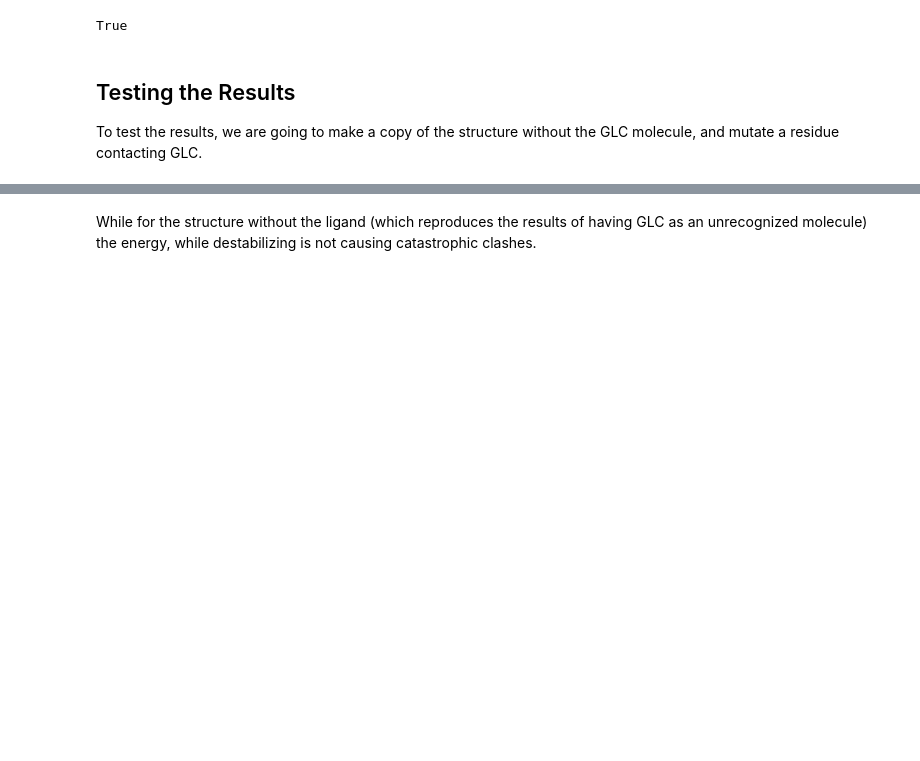
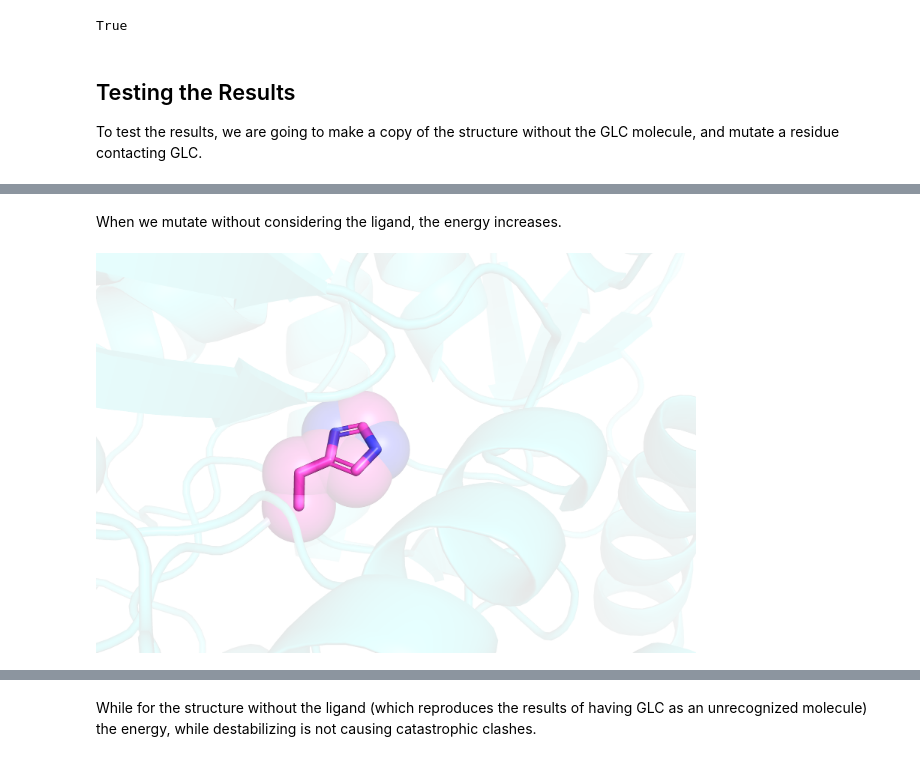
Before and after one commit to leandroradusky/pyfoldx, a Jupyter notebook: notebooks/moleculeParameterization.ipynb, the cells around one changed output, grey strips where cells are left out. Saved outputs shown, nothing was run; the diff lists cells and outputs as text; code cells hidden in the pictures; blank space fills up the shorter version.

```diff
--- a/notebooks/moleculeParameterization.ipynb
+++ b/notebooks/moleculeParameterization.ipynb
@@ -150,0 +168,6 @@ Energy computed.
+# %% [markdown]
+When we mutate without considering the ligand, the energy increases.
+# %%
+display.Image("./data/parameterization/noLigand.png", width=600, height=600)
+# %% [output]
+[figure, added]
```
Also changed, not shown: parts of 12 cells of this notebook, 9 other files.
